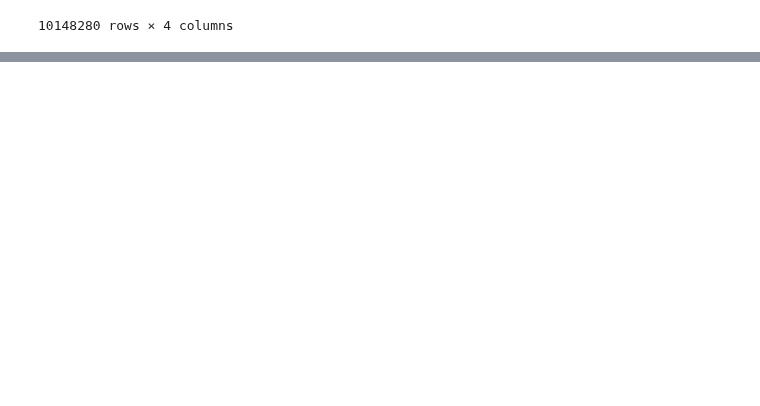
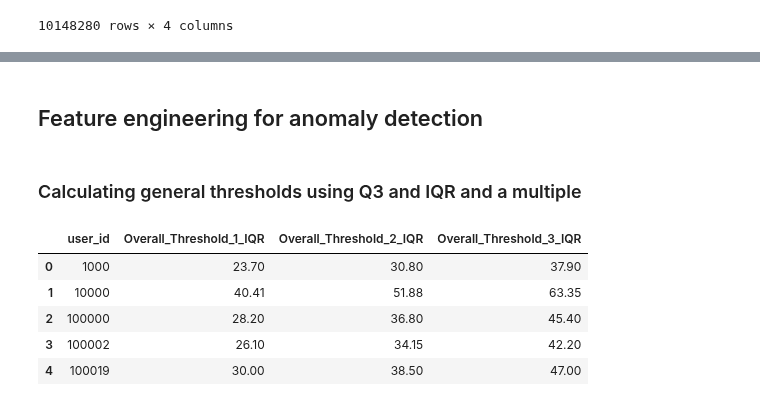
Before and after one commit to UoB-DSMP-2023-24/dsmp-2024-group27, a Jupyter notebook: AnomalyDetection/AnomalyDetectionPerUser.ipynb, the cells around one changed output, grey strips where cells are left out. Cells and saved outputs as stored; diff of their text form; code cells hidden in the pictures; blank space fills up the shorter version.

```diff
--- a/AnomalyDetection/AnomalyDetectionPerUser.ipynb
+++ b/AnomalyDetection/AnomalyDetectionPerUser.ipynb
@@ -146,18 +69,0 @@ user_df_updated
-# %%
-import pandas as pd
-
-# Assuming original_df is your DataFrame with transaction data
-# and includes 'from_totally_fake_account' for the account ID
-# and 'monopoly_money_amount' for the transaction amounts
-
-# Step 1: Calculate the mean transaction amount for each account
-mean_spending = original_df.groupby('from_totally_fake_account')['monopoly_money_amount'].mean().reset_index()
-
-# Rename the columns for clarity
-mean_spending.columns = ['from_totally_fake_account', 'sent_tx_mean_gbp']
-
-# Example merge operation (assuming mean_spending and user_df are already defined)
-user_df_updated = pd.merge(user_df_updated, mean_spending, how='left', left_on='user_id', right_on='from_totally_fake_account')
-
-# Drop the 'from_totally_fake_account' column to avoid redundancy
-user_df_updated.drop(columns=['from_totally_fake_account'], inplace=True)
@@ -179,0 +70,27 @@ user_df_updated
+# %% [markdown]
+## Feature engineering for anomaly detection
+# %% [markdown]
+### Calculating general thresholds using Q3 and IQR and a multiple
+# %%
+# Calculating Q1, Q3, and IQR for each account in 'from_totally_fake_account'
+quartiles = original_df.groupby('from_totally_fake_account')['monopoly_money_amount'].quantile([0.25, 0.75]).unstack()
+quartiles['IQR'] = quartiles[0.75] - quartiles[0.25]
+
+# Calculate thresholds for overall spending for user across all industries/users based on IQR
+thresholds = quartiles.copy()
+thresholds['Overall_Threshold_1_IQR'] = quartiles[0.75] + 2 * quartiles['IQR']
+thresholds['Overall_Threshold_2_IQR'] = quartiles[0.75] + 3 * quartiles['IQR']
+thresholds['Overall_Threshold_3_IQR'] = quartiles[0.75] + 4 * quartiles['IQR']
+
+# Creating a new dataframe for anomaly detection with threshold columns
+anomaly_detection_df = pd.merge(user_df_updated[['user_id']], thresholds[['Overall_Threshold_1_IQR', 'Overall_Threshold_2_IQR', 'Overall_Threshold_3_IQR']], how='left', left_on='user_id', right_index=True)
+
+# Display the newly created anomaly_detection_df DataFrame
+anomaly_detection_df.head()
+# %% [output]
+|  | user_id | Overall_Threshold_1_IQR | Overall_Threshold_2_IQR | Overall_Threshold_3_IQR |
+| 0 | 1000 | 23.70 | 30.80 | 37.90 |
+| 1 | 10000 | 40.41 | 51.88 | 63.35 |
+| 2 | 100000 | 28.20 | 36.80 | 45.40 |
+| 3 | 100002 | 26.10 | 34.15 | 42.20 |
+| 4 | 100019 | 30.00 | 38.50 | 47.00 |
```
Also changed, not shown: parts of 13 cells of this notebook, 3 other files.
